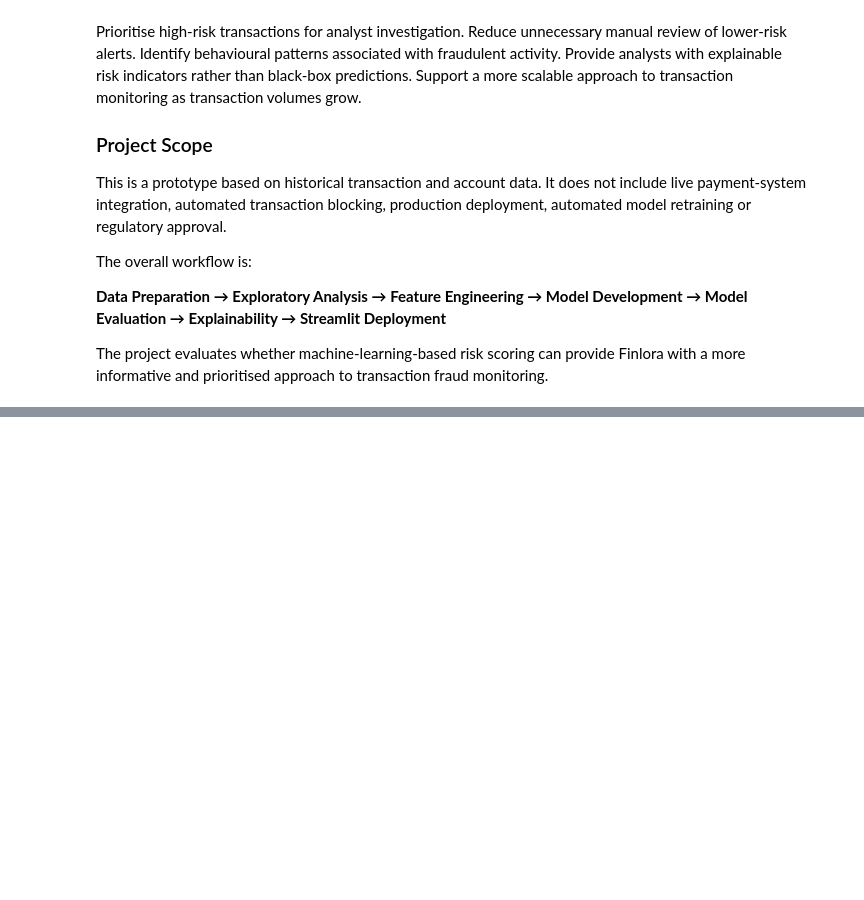
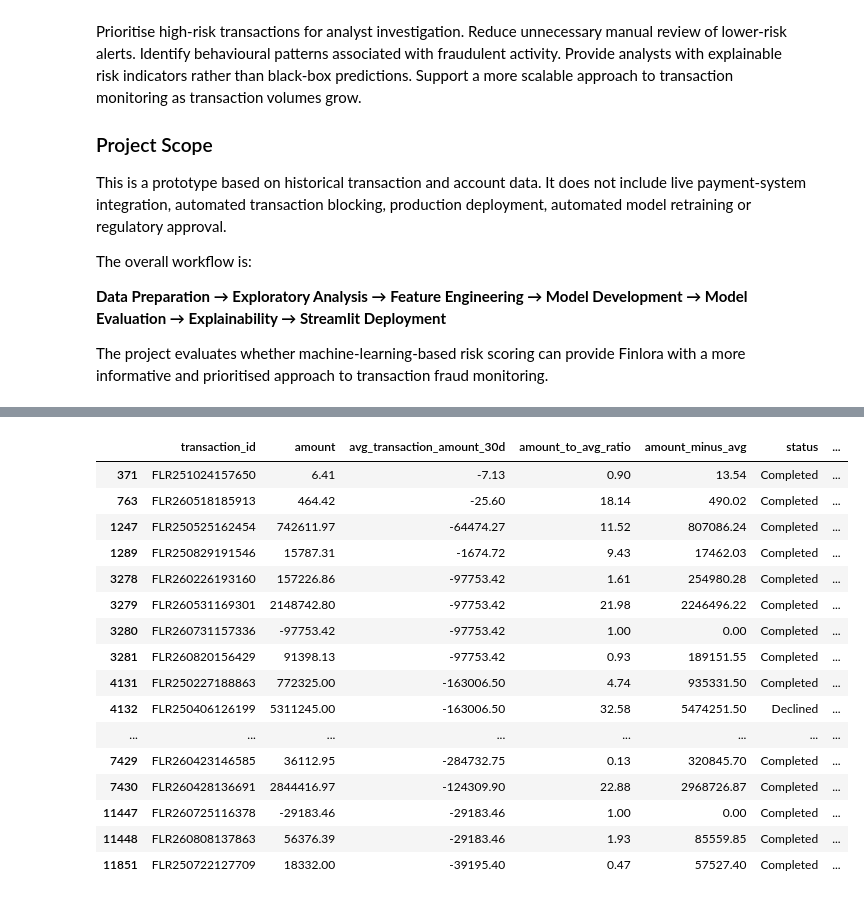
Before and after one commit to telvinpaul1/finlora_fraud_detection_and_risk_scoring, a Jupyter notebook: notebook/data_cleaning.ipynb, the cells around one changed output, grey strips where cells are left out. Saved outputs shown, nothing was run; the diff lists cells and outputs as text; code cells hidden in the pictures; blank space fills up the shorter version.

```diff
--- a/notebook/data_cleaning.ipynb
+++ b/notebook/data_cleaning.ipynb
@@ -1068,0 +61,5 @@ Cleaned datasets saved successfully.
+# %%
+data_folder = Path(r"C:\Users\telvi\Downloads\AMDARI\finlora_finance_flow\data\raw_data")
+
+transactions = pd.read_csv(data_folder / "finlora_transactions.csv")
+accounts = pd.read_csv(data_folder / "finlora_accounts.csv")
@@ -1068,0 +528,14 @@ Cleaned datasets saved successfully.
+# %%
+# Check the transaction statuses associated with negative 30-day
+# average transaction amounts.
+
+negative_avg = transactions[
+    transactions["avg_transaction_amount_30d"] < 0
+]
+
+print("Negative 30-day average amounts by status:")
+
+display(
+    negative_avg["status"]
+    .value_counts(dropna=False)
+)
@@ -1068,0 +597,42 @@ Cleaned datasets saved successfully.
+# %%
+# Calculate the difference between the actual transaction amount
+# and the negative 30-day average to identify unusual discrepancies.
+
+negative_avg = negative_avg.copy()
+
+negative_avg["amount_minus_avg"] = (
+    negative_avg["amount"] - negative_avg["avg_transaction_amount_30d"]
+)
+
+display(
+    negative_avg[
+        [
+            "transaction_id",
+            "amount",
+            "avg_transaction_amount_30d",
+            "amount_to_avg_ratio",
+            "amount_minus_avg",
+            "status",
+            "merchant_category",
+            "is_fraud"
+        ]
+    ].head(20)
+)
+# %% [output]
+|  | transaction_id | amount | avg_transaction_amount_30d | amount_to_avg_ratio | amount_minus_avg | status | ... |
+| 371 | FLR251024157650 | 6.41 | -7.13 | 0.90 | 13.54 | Completed | ... |
+| 763 | FLR260518185913 | 464.42 | -25.60 | 18.14 | 490.02 | Completed | ... |
+| 1247 | FLR250525162454 | 742611.97 | -64474.27 | 11.52 | 807086.24 | Completed | ... |
+| 1289 | FLR250829191546 | 15787.31 | -1674.72 | 9.43 | 17462.03 | Completed | ... |
+| 3278 | FLR260226193160 | 157226.86 | -97753.42 | 1.61 | 254980.28 | Completed | ... |
+| 3279 | FLR260531169301 | 2148742.80 | -97753.42 | 21.98 | 2246496.22 | Completed | ... |
+| 3280 | FLR260731157336 | -97753.42 | -97753.42 | 1.00 | 0.00 | Completed | ... |
+| 3281 | FLR260820156429 | 91398.13 | -97753.42 | 0.93 | 189151.55 | Completed | ... |
+| 4131 | FLR250227188863 | 772325.00 | -163006.50 | 4.74 | 935331.50 | Completed | ... |
+| 4132 | FLR250406126199 | 5311245.00 | -163006.50 | 32.58 | 5474251.50 | Declined | ... |
+| ... | ... | ... | ... | ... | ... | ... | ... |
+| 7429 | FLR260423146585 | 36112.95 | -284732.75 | 0.13 | 320845.70 | Completed | ... |
+| 7430 | FLR260428136691 | 2844416.97 | -124309.90 | 22.88 | 2968726.87 | Completed | ... |
+| 11447 | FLR260725116378 | -29183.46 | -29183.46 | 1.00 | 0.00 | Completed | ... |
+| 11448 | FLR260808137863 | 56376.39 | -29183.46 | 1.93 | 85559.85 | Completed | ... |
+| 11851 | FLR250722127709 | 18332.00 | -39195.40 | 0.47 | 57527.40 | Completed | ... |
```
Also changed, not shown: parts of 119 cells of this notebook, 9 other files.
